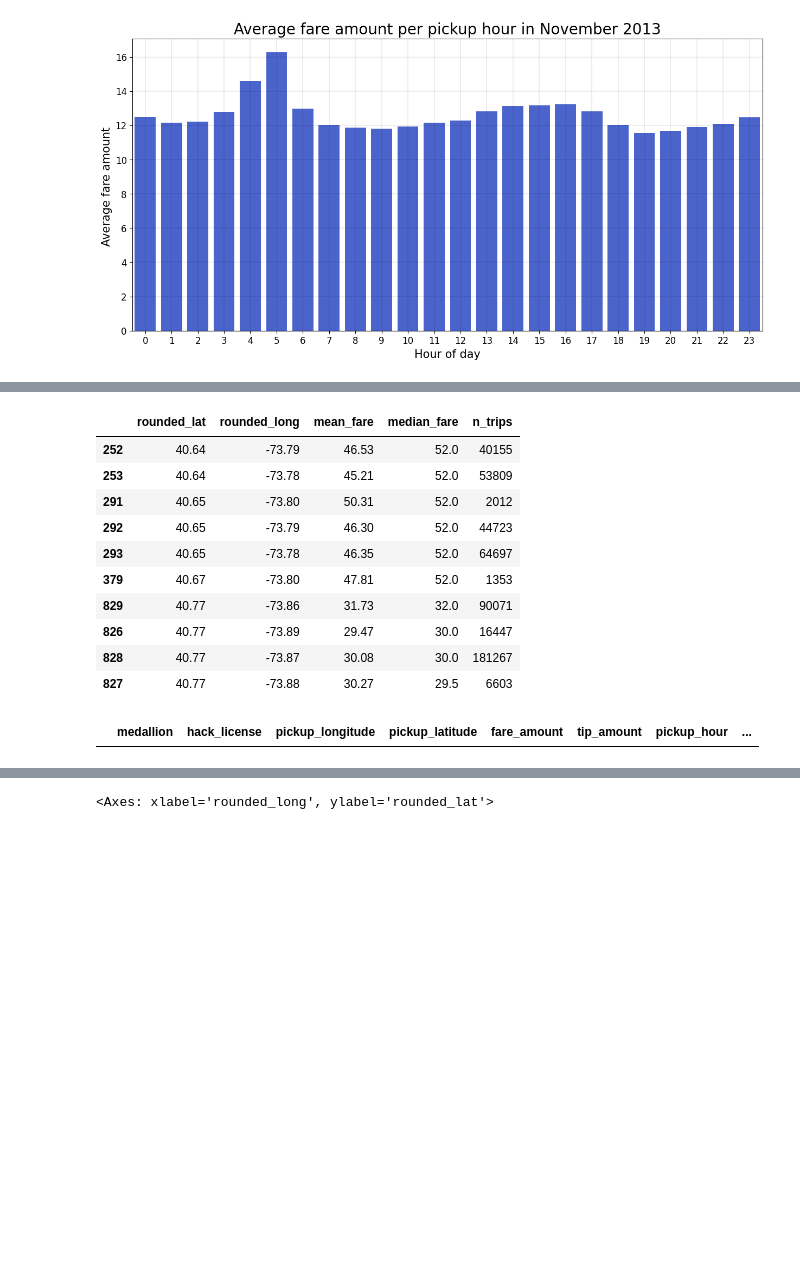
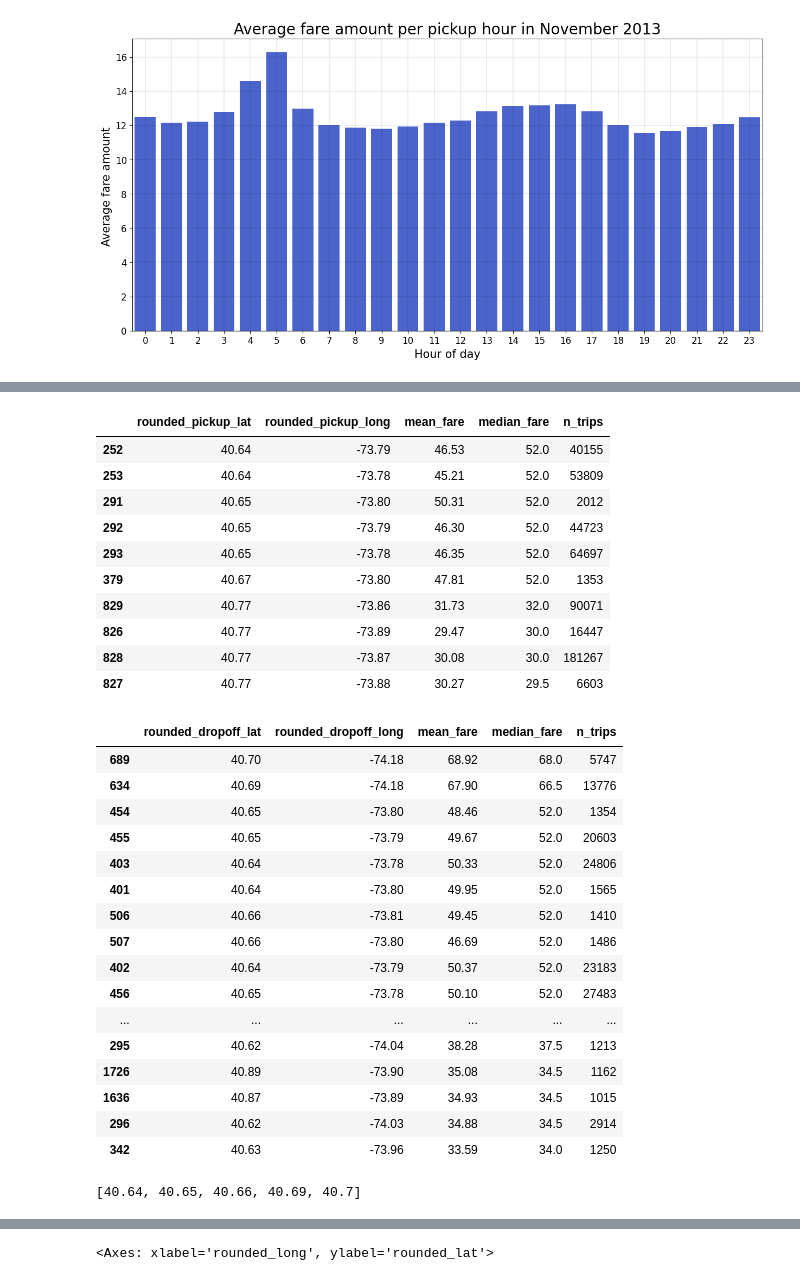
Before and after one commit to benmurphy97/nyc-taxi-cab, a Jupyter notebook: EDA-1.3-time-and-fare.ipynb, the cells around one changed output, grey strips where cells are left out. Drawn from its saved outputs; the diff is of its cells as text; code cells hidden in the pictures; blank space fills up the shorter version.

```diff
--- a/EDA-1.3-time-and-fare.ipynb
+++ b/EDA-1.3-time-and-fare.ipynb
@@ -13,11 +13,13 @@ os.getcwd()
 '/Users/benmurphy/Projects/nyc'
 # %%
 df = pd.read_csv('cleaned_trip_data.csv',
-                 usecols=['medallion', 'hack_license',
+                 usecols=['medallion',
                           'pickup_hour', 'pickup_day_of_month',
+                          'dropoff_hour',
                           'tip_amount',
                           'fare_amount',
-                          'pickup_latitude', 'pickup_longitude'
+                          'pickup_latitude', 'pickup_longitude',
+                          'dropoff_latitude', 'dropoff_longitude'
                          ])
 
 df.head()
@@ -103,19 +111,10 @@ plt.show()
 # %%
 round_to = 2
-df['rounded_lat'] = df['pickup_latitude'].round(round_to)
-df['rounded_long'] = df['pickup_longitude'].round(round_to)
+df['rounded_pickup_lat'] = df['pickup_latitude'].round(round_to)
+df['rounded_pickup_long'] = df['pickup_longitude'].round(round_to)
 
-# lat and longs of jfk
-rounded_lat_jfk = [40.64, 40.65]
-rounded_long_jfk = [-73.79, -73.78]
-
-# def get_jfk_ind(lat, long):
-#     output = 'Not JFK'
-#     if lat in rounded_lat_jfk:
-#         if long in rounded_long_jfk:
-#             output='JFK'
-#     return output
-# df['jfk_ind'] = df.apply(lambda x: get_jfk_ind(x.rounded_lat, x.rounded_long), axis=1)
+df['rounded_dropoff_lat'] = df['dropoff_latitude'].round(round_to)
+df['rounded_dropoff_long'] = df['dropoff_longitude'].round(round_to)
 
 df
 # %% [output]
@@ -135,13 +134,12 @@ df
 # %%
-avg_fare_by_location = df.groupby(['rounded_lat', 'rounded_long'])['fare_amount'].agg(['mean', 'median', 'count']).reset_index().rename(columns={'mean': 'mean_fare',
-                                                                                                                                                 'median': 'median_fare',
-                                                                                                                                               'count': 'n_trips'})
+avg_fare_by_pickup_location = df.groupby(['rounded_pickup_lat', 'rounded_pickup_long'])['fare_amount'].agg(['mean', 'median', 'count']).reset_index().rename(columns={'mean': 'mean_fare',
+                                                                                                                                                             'median': 'median_fare',
+                                                                                                                                                           'count': 'n_trips'})
+avg_fare_by_pickup_location = avg_fare_by_pickup_location.loc[avg_fare_by_pickup_location['n_trips'] > 1000]
 
-avg_fare_by_location = avg_fare_by_location.loc[avg_fare_by_location['n_trips'] > 1000]
-
-avg_fare_by_location.sort_values(by='median_fare', ascending=False).head(10).round(2)
+avg_fare_by_pickup_location.sort_values(by='median_fare', ascending=False).head(10).round(2)
 # %% [output]
-|  | rounded_lat | rounded_long | mean_fare | median_fare | n_trips |
+|  | rounded_pickup_lat | rounded_pickup_long | mean_fare | median_fare | n_trips |
 | 252 | 40.64 | -73.79 | 46.53 | 52.0 | 40155 |
 | 253 | 40.64 | -73.78 | 45.21 | 52.0 | 53809 |
 | 291 | 40.65 | -73.80 | 50.31 | 52.0 | 2012 |
@@ -153,7 +151,33 @@ avg_fare_by_location.sort_values(by='median_fare', ascending=False).head(10).rou
 | 828 | 40.77 | -73.87 | 30.08 | 30.0 | 181267 |
 | 827 | 40.77 | -73.88 | 30.27 | 29.5 | 6603 |
 # %%
-avg_fare_by_location.sort_values(by='median_fare', ascending=False).head(10)['']
+avg_fare_by_dropoff_location = df.groupby(['rounded_dropoff_lat', 'rounded_dropoff_long']
+                                         )['fare_amount'].agg(['mean', 'median', 'count']).reset_index().rename(columns={'mean': 'mean_fare',
+                                                                                                                                 'median': 'median_fare',
+                                                                                                                               'count': 'n_trips'})
+avg_fare_by_dropoff_location = avg_fare_by_dropoff_location.loc[avg_fare_by_dropoff_location['n_trips'] > 1000]
+
+avg_fare_by_dropoff_location.sort_values(by='median_fare', ascending=False).head(20).round(2)
 # %% [output]
-|  | medallion | hack_license | pickup_longitude | pickup_latitude | fare_amount | tip_amount | pickup_hour | ... |
+|  | rounded_dropoff_lat | rounded_dropoff_long | mean_fare | median_fare | n_trips |
+| 689 | 40.70 | -74.18 | 68.92 | 68.0 | 5747 |
+| 634 | 40.69 | -74.18 | 67.90 | 66.5 | 13776 |
+| 454 | 40.65 | -73.80 | 48.46 | 52.0 | 1354 |
+| 455 | 40.65 | -73.79 | 49.67 | 52.0 | 20603 |
+| 403 | 40.64 | -73.78 | 50.33 | 52.0 | 24806 |
+| 401 | 40.64 | -73.80 | 49.95 | 52.0 | 1565 |
+| 506 | 40.66 | -73.81 | 49.45 | 52.0 | 1410 |
+| 507 | 40.66 | -73.80 | 46.69 | 52.0 | 1486 |
+| 402 | 40.64 | -73.79 | 50.37 | 52.0 | 23183 |
+| 456 | 40.65 | -73.78 | 50.10 | 52.0 | 27483 |
+| ... | ... | ... | ... | ... | ... |
+| 295 | 40.62 | -74.04 | 38.28 | 37.5 | 1213 |
+| 1726 | 40.89 | -73.90 | 35.08 | 34.5 | 1162 |
+| 1636 | 40.87 | -73.89 | 34.93 | 34.5 | 1015 |
+| 296 | 40.62 | -74.03 | 34.88 | 34.5 | 2914 |
+| 342 | 40.63 | -73.96 | 33.59 | 34.0 | 1250 |
+# %%
+list(set(avg_fare_by_dropoff_location[avg_fare_by_dropoff_location['median_fare'] > 50].rounded_dropoff_lat.tolist()))
+# %% [output]
+[40.64, 40.65, 40.66, 40.69, 40.7]
 # %%
```
Also changed, not shown: parts of 20 cells of this notebook.
